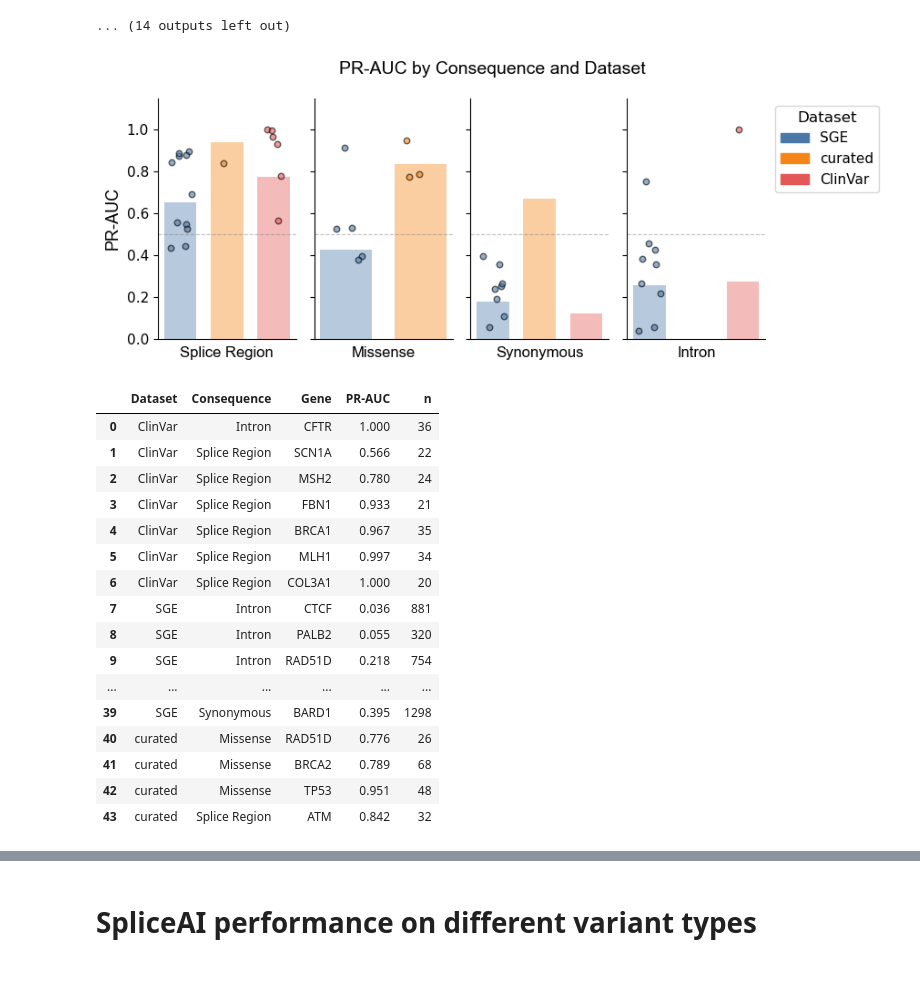
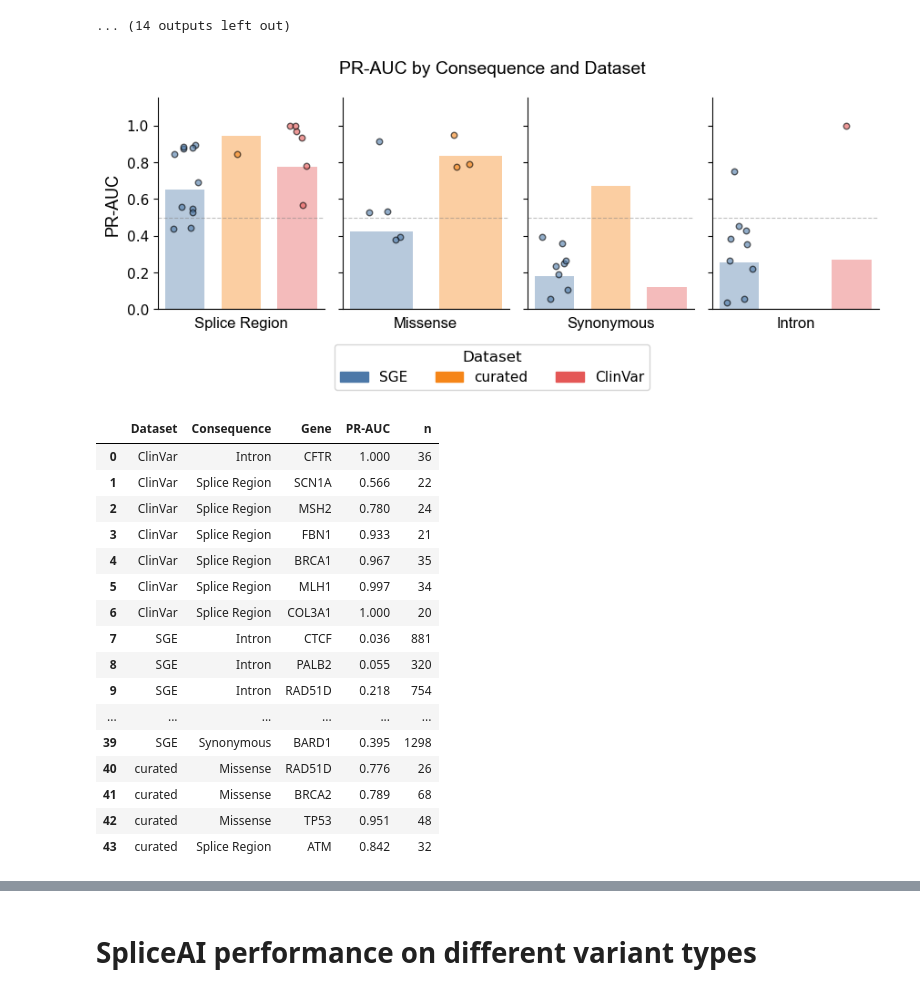
Before and after one commit to ivanw314/PillarProject_CAVA_Analysis, a Jupyter notebook: Notebooks/PP_SpliceAI_Joint_benchmarking.ipynb, the cells around one changed output, grey strips where cells are left out. Drawn from its saved outputs; the diff is of its cells as text; code cells hidden in the pictures.

Commit message:
Update PP_SpliceAI_Joint_benchmarking.ipynb
Updated legend placement

```diff
--- a/Notebooks/PP_SpliceAI_Joint_benchmarking.ipynb
+++ b/Notebooks/PP_SpliceAI_Joint_benchmarking.ipynb
@@ -761,10 +761,12 @@ def plot_prauc_bars(agg_df, gene_df, consequence_order, title):
             ax.tick_params(axis='y', labelsize=11)
 
     handles = [plt.Rectangle((0, 0), 1, 1, color=_PRAUC_COLORS[d]) for d in _dataset_order]
-    axes[-1].legend(handles, _dataset_order, title='Dataset',
-                    bbox_to_anchor=(1.02, 1), loc='upper left', fontsize=11, title_fontsize=12)
+    fig.legend(handles, _dataset_order, title='Dataset',
+               loc='lower center', ncol=len(_dataset_order),
+               bbox_to_anchor=(0.5, -0.075), fontsize=11, title_fontsize=12)
     fig.suptitle(title, fontfamily='Arial', fontsize=14)
     plt.tight_layout()
+    fig.subplots_adjust(bottom=0.2)
     return fig
 
 
@@ -848,35 +850,36 @@ _base = alt.Chart(auc_summary_df).encode(
             axis=alt.Axis(labels=False, ticks=False)),
     y=alt.Y("PR-AUC:Q", scale=alt.Scale(domain=[0, 1]),
             axis=alt.Axis(title="PR-AUC", labelFontSize=14, titleFontSize=16,
                           labelFont="Arial", titleFont="Arial")),
     color=alt.Color("Dataset:N", sort=_dataset_order,
                 scale=alt.Scale(range=[_PRAUC_COLORS[d] for d in _dataset_order]),
                     legend=alt.Legend(title="Dataset", labelFontSize=13, titleFontSize=14,
-                                      labelFont="Arial", titleFont="Arial")),
+                                      labelFont="Arial", titleFont="Arial",
+                                      orient="bottom", direction="horizontal")),
     tooltip=[
         alt.Tooltip("Dataset:N"),
         alt.Tooltip("Consequence:N"),
         alt.Tooltip("PR-AUC:Q", format=".3f", title="PR-AUC"),
         alt.Tooltip("n:Q", title="n"),
     ],
 )
 (
     alt.layer(_base.mark_bar(),
               _base.mark_text(dy=-6, fontSize=10, fontWeight="bold", color="black").encode(
                   text=alt.Text("PR-AUC:Q", format=".2f")))
     .properties(width=80, height=180)
     .facet(column=alt.Column(
         "Consequence:N", sort=CONSEQUENCE_ORDER,
         header=alt.Header(title=None, labelFontSize=14, labelFont="Arial",
                           labelOrient="bottom", labelPadding=8),
     ))
     .properties(title="PR-AUC by Consequence and Dataset")
     .configure_title(font="Arial", fontSize=16)
     .configure_axis(grid=False)
     .configure_view(stroke=None)
 ).display()
 # %% [output]
-[figure, old version]
+[figure, new version]
 |  | Dataset | Consequence | Gene | PR-AUC | n |
 | 0 | ClinVar | Intron | CFTR | 1.000 | 36 |
 | 1 | ClinVar | Splice Region | SCN1A | 0.566 | 22 |
```
Also changed, not shown: parts of 2 cells of this notebook.
